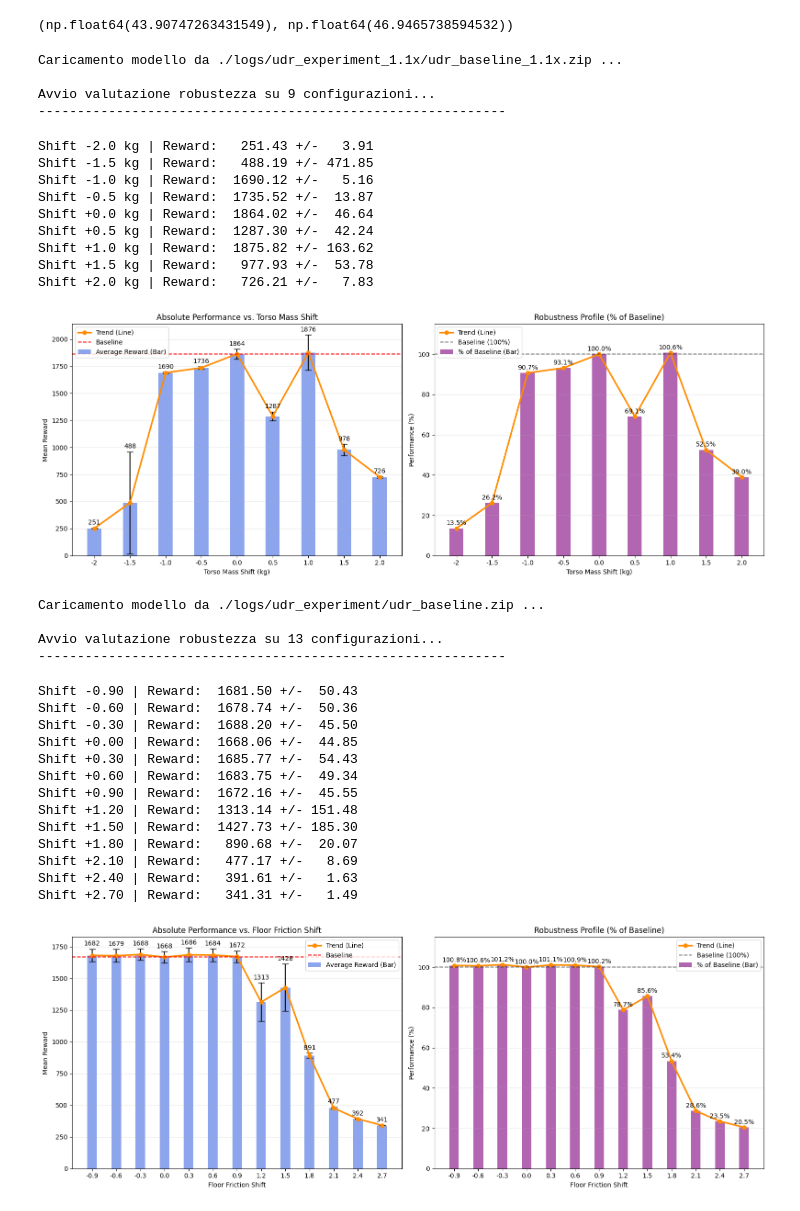
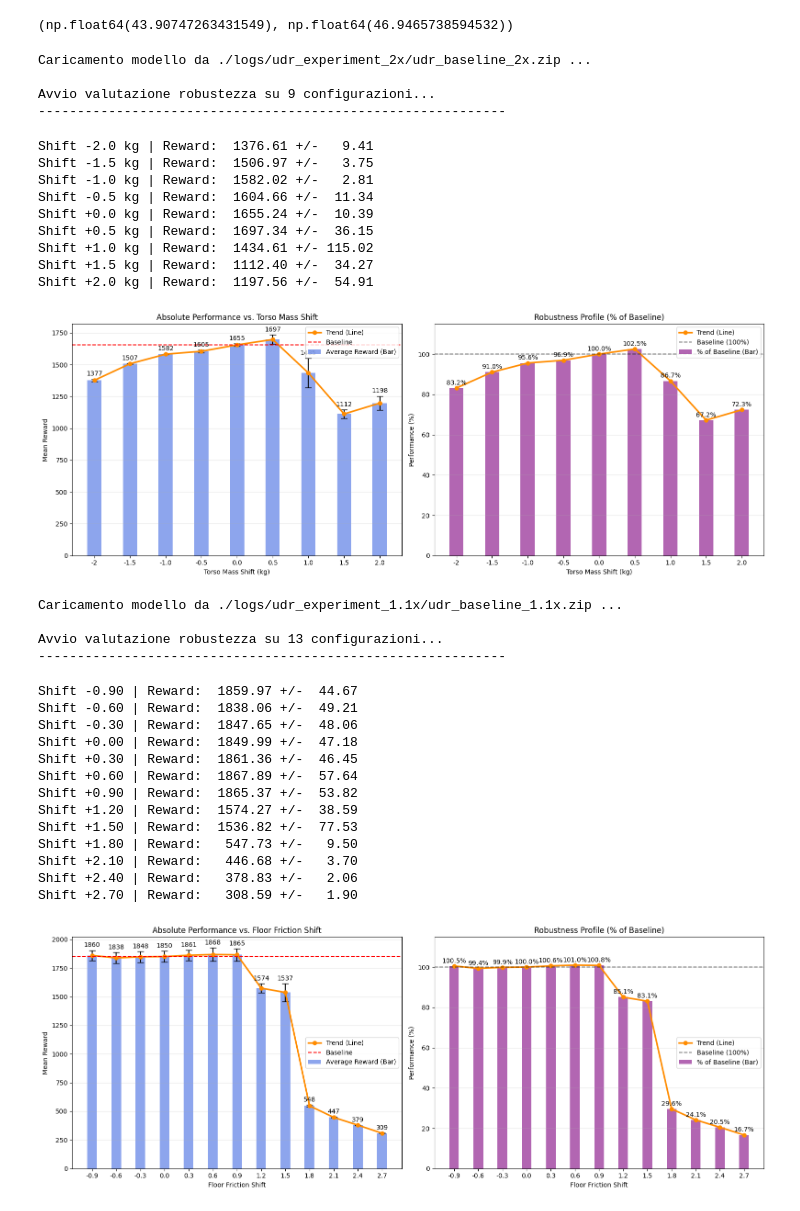
Before and after one commit to alessandro-benvenuti/doraemon-sim2real, a Jupyter notebook: notebooks/udr_baseline.ipynb, the cells around one changed output. Saved outputs shown, nothing was run; the diff lists cells and outputs as text; code cells hidden in the pictures.

```diff
--- a/notebooks/udr_baseline.ipynb
+++ b/notebooks/udr_baseline.ipynb
@@ -47,7 +47,7 @@ config = {
 }
 # %%
 # Training
-train_agent(config, model_name="udr_baseline_1.1x", log_dir="./logs/udr_experiment_1.1x/")
+train_agent(config, model_name="udr_baseline_2x", log_dir="./logs/udr_experiment_2x/")
 # %% [output]
 Training with mode: udr
 --- STARTING NEW TRAINING ---
@@ -175,11 +175,11 @@ from stable_baselines3.common.vec_env import DummyVecEnv, VecNormalize
 from stable_baselines3.common.evaluation import evaluate_policy
 
 # --- 1. CARICAMENTO MODELLO ---
-#print("Caricamento modello da ./logs/udr_experiment/udr_baseline.zip ...")
-# model = SAC.load("./logs/udr_experiment/udr_baseline", device="cpu")
+print("Caricamento modello da ./logs/udr_experiment_2x/udr_baseline_2x.zip ...")
+model = SAC.load("./logs/udr_experiment_2x/udr_baseline_2x", device="cpu")
 
-print("Caricamento modello da ./logs/udr_experiment_1.1x/udr_baseline_1.1x.zip ...")
-model = SAC.load("./logs/udr_experiment_1.1x/udr_baseline_1.1x", device="cpu")
+# print("Caricamento modello da ./logs/udr_experiment_1.1x/udr_baseline_1.1x.zip ...")
+# model = SAC.load("./logs/udr_experiment_1.1x/udr_baseline_1.1x", device="cpu")
 
 # print("Caricamento modello da ./logs/udr_experiment_10x/udr_baseline_10x.zip ...")
 # model = SAC.load("./logs/udr_experiment_10x/udr_baseline_10x", device="cpu")
@@ -198,8 +198,8 @@ for shift in mass_shifts:
     env = gym.make("CustomHopper-shift-v0", mass_shift=shift)
     env = DummyVecEnv([lambda: env])
 
-    # norm_path = f"./logs/udr_experiment/udr_baseline_vecnormalize.pkl"
-    norm_path = f"./logs/udr_experiment_1.1x/udr_baseline_1.1x_vecnormalize.pkl"
+    norm_path = f"./logs/udr_experiment_2x/udr_baseline_2x_vecnormalize.pkl"
+    # norm_path = f"./logs/udr_experiment_1.1x/udr_baseline_1.1x_vecnormalize.pkl"
     # norm_path = f"./logs/udr_experiment_10x/udr_baseline_10x_vecnormalize.pkl"
     try:
         env = VecNormalize.load(norm_path, env)
@@ -266,44 +266,44 @@ ax1.bar_label(bars1, fmt='%.0f', padding=3)
 
 
 # --- Grafico B: Performance Relativa ---
 # 1. Le Barre
 bars2 = ax2.bar(x_pos, percentages, align='center',
                 alpha=0.6, width=bar_width,
                 color='purple', label='% of Baseline (Bar)')
 
 # 2. La Curva in sovraimpressione (Trend)
 ax2.plot(x_pos, percentages, color='darkorange', marker='o', linewidth=2.5, label='Trend (Line)')
 
 ax2.axhline(y=100.0, color='black', linestyle='--', alpha=0.5, label='Baseline (100%)')
 ax2.set_title('Robustness Profile (% of Baseline)')
 ax2.set_xlabel('Torso Mass Shift (kg)')
 ax2.set_ylabel('Performance (%)')
 ax2.set_xticks(x_pos)
 ax2.set_xticklabels(mass_shifts)
 ax2.set_ylim(0, max(115, np.max(percentages) + 10))
 ax2.grid(True, axis='y', alpha=0.3)
 ax2.legend()
 
 # Etichette barre
 ax2.bar_label(bars2, fmt='%.1f%%', padding=3)
 
 plt.tight_layout()
 plt.show()
 # %% [output]
-Caricamento modello da ./logs/udr_experiment_1.1x/udr_baseline_1.1x.zip ...
+Caricamento modello da ./logs/udr_experiment_2x/udr_baseline_2x.zip ...
 
 Avvio valutazione robustezza su 9 configurazioni...
 ------------------------------------------------------------
-Shift -2.0 kg | Reward:   251.43 +/-   3.91
-Shift -1.5 kg | Reward:   488.19 +/- 471.85
-Shift -1.0 kg | Reward:  1690.12 +/-   5.16
-Shift -0.5 kg | Reward:  1735.52 +/-  13.87
-Shift +0.0 kg | Reward:  1864.02 +/-  46.64
-Shift +0.5 kg | Reward:  1287.30 +/-  42.24
-Shift +1.0 kg | Reward:  1875.82 +/- 163.62
-Shift +1.5 kg | Reward:   977.93 +/-  53.78
-Shift +2.0 kg | Reward:   726.21 +/-   7.83
+Shift -2.0 kg | Reward:  1376.61 +/-   9.41
+Shift -1.5 kg | Reward:  1506.97 +/-   3.75
+Shift -1.0 kg | Reward:  1582.02 +/-   2.81
+Shift -0.5 kg | Reward:  1604.66 +/-  11.34
+Shift +0.0 kg | Reward:  1655.24 +/-  10.39
+Shift +0.5 kg | Reward:  1697.34 +/-  36.15
+Shift +1.0 kg | Reward:  1434.61 +/- 115.02
+Shift +1.5 kg | Reward:  1112.40 +/-  34.27
+Shift +2.0 kg | Reward:  1197.56 +/-  54.91
-[figure, old version]
+[figure, new version]
 # %%
 import matplotlib.pyplot as plt
 import numpy as np
@@ -429,24 +429,24 @@ ax2.bar_label(bars2, fmt='%.1f%%', padding=3)
 plt.tight_layout()
 plt.show()
 # %% [output]
-Caricamento modello da ./logs/udr_experiment/udr_baseline.zip ...
+Caricamento modello da ./logs/udr_experiment_1.1x/udr_baseline_1.1x.zip ...
 
 Avvio valutazione robustezza su 13 configurazioni...
 ------------------------------------------------------------
-Shift -0.90 | Reward:  1681.50 +/-  50.43
-Shift -0.60 | Reward:  1678.74 +/-  50.36
-Shift -0.30 | Reward:  1688.20 +/-  45.50
-Shift +0.00 | Reward:  1668.06 +/-  44.85
-Shift +0.30 | Reward:  1685.77 +/-  54.43
-Shift +0.60 | Reward:  1683.75 +/-  49.34
-Shift +0.90 | Reward:  1672.16 +/-  45.55
-Shift +1.20 | Reward:  1313.14 +/- 151.48
-Shift +1.50 | Reward:  1427.73 +/- 185.30
-Shift +1.80 | Reward:   890.68 +/-  20.07
-Shift +2.10 | Reward:   477.17 +/-   8.69
-Shift +2.40 | Reward:   391.61 +/-   1.63
-Shift +2.70 | Reward:   341.31 +/-   1.49
+Shift -0.90 | Reward:  1859.97 +/-  44.67
+Shift -0.60 | Reward:  1838.06 +/-  49.21
+Shift -0.30 | Reward:  1847.65 +/-  48.06
+Shift +0.00 | Reward:  1849.99 +/-  47.18
+Shift +0.30 | Reward:  1861.36 +/-  46.45
+Shift +0.60 | Reward:  1867.89 +/-  57.64
+Shift +0.90 | Reward:  1865.37 +/-  53.82
+Shift +1.20 | Reward:  1574.27 +/-  38.59
+Shift +1.50 | Reward:  1536.82 +/-  77.53
+Shift +1.80 | Reward:   547.73 +/-   9.50
+Shift +2.10 | Reward:   446.68 +/-   3.70
+Shift +2.40 | Reward:   378.83 +/-   2.06
+Shift +2.70 | Reward:   308.59 +/-   1.90
-[figure, old version]
+[figure, new version]
 # %%
 # RENDERING THE TRAINED AGENT
 
```
Also changed, not shown: parts of 1 cell of this notebook, 26 other files.
